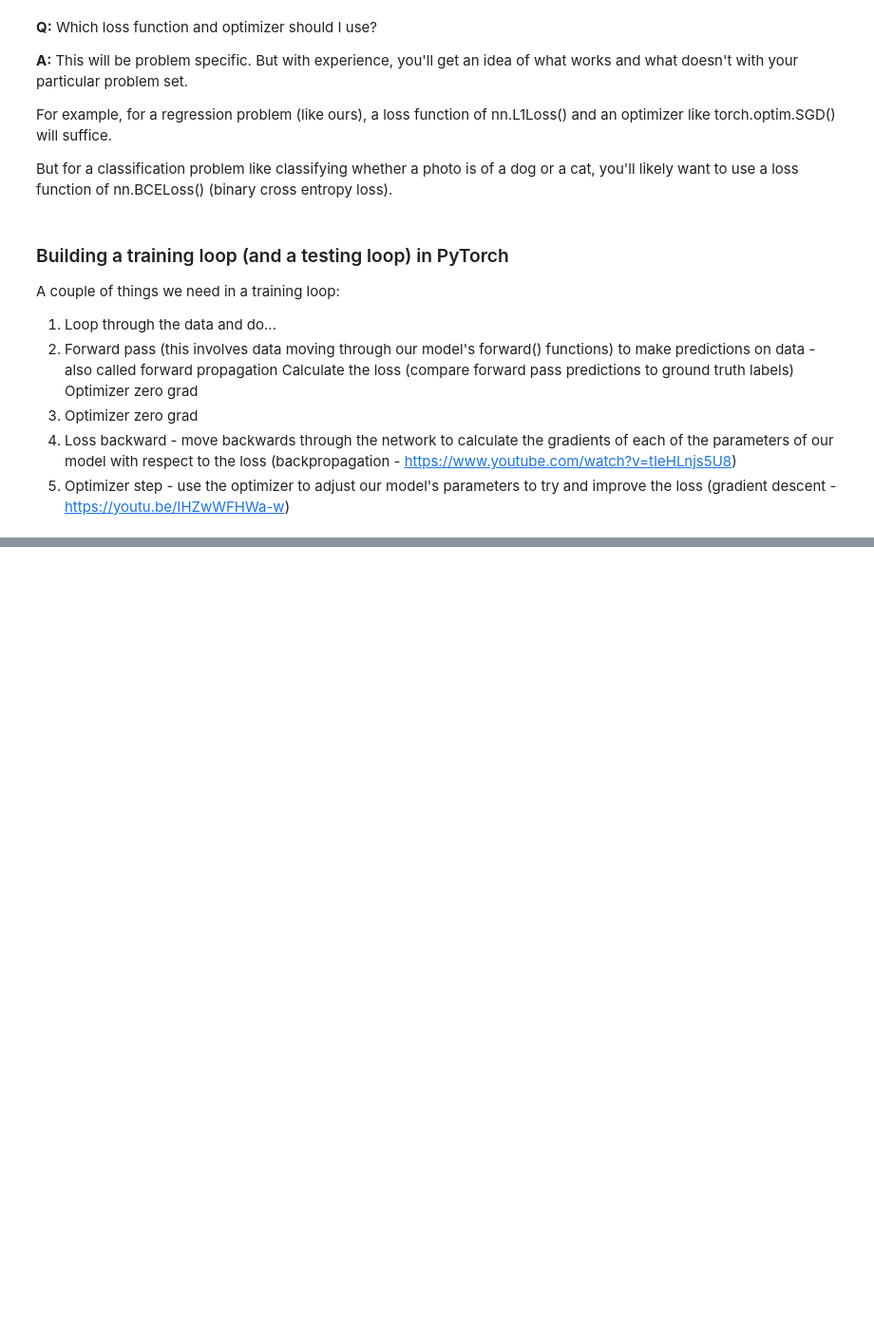
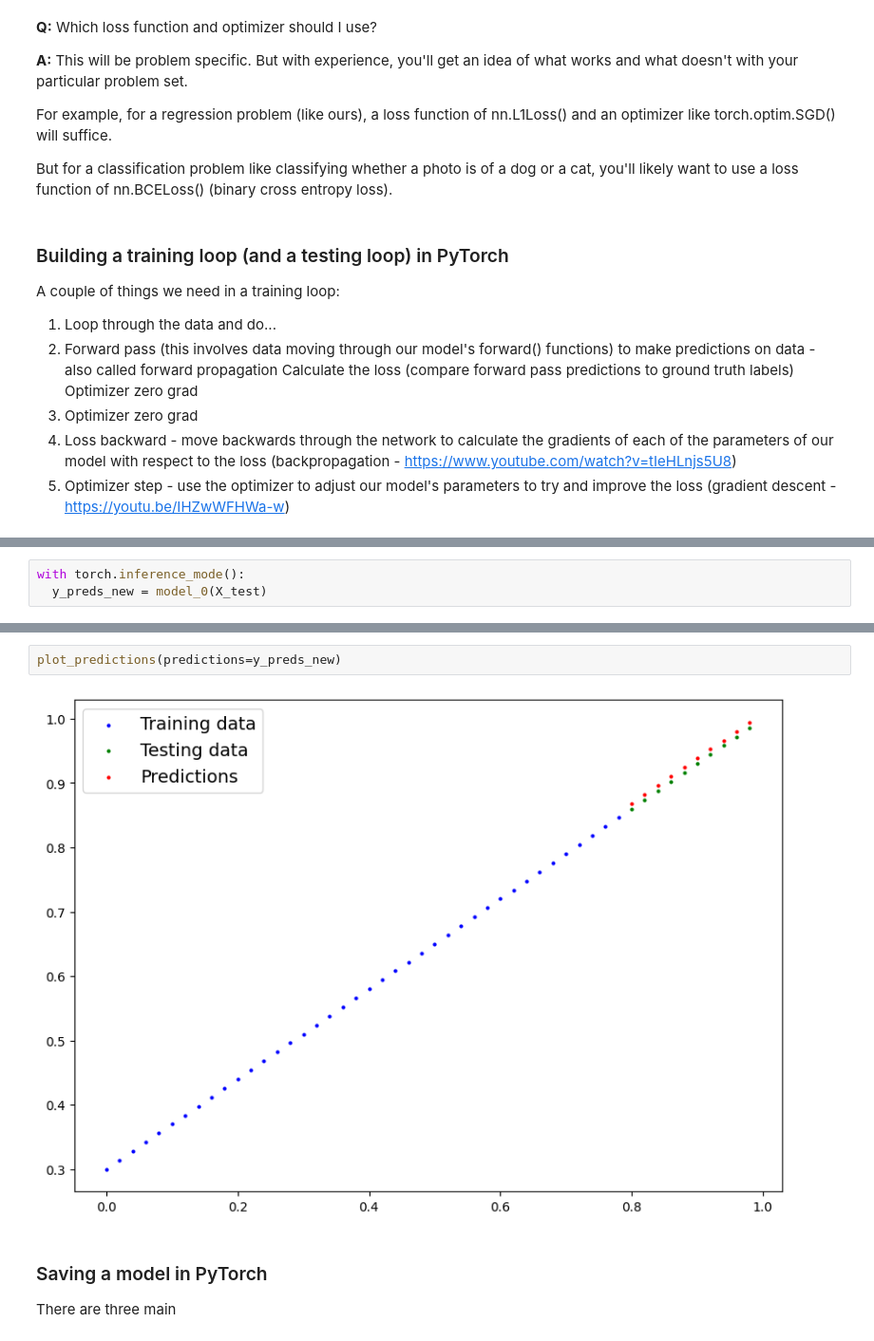
Before and after one commit to naveenprasad07/pytorch, a Jupyter notebook: 01_pytorch_workflow.ipynb, the cells around one changed output, grey strips where cells are left out. Shown at 95% size. Saved outputs shown, nothing was run; the diff lists cells and outputs as text; blank space fills up the shorter version.

```diff
--- a/01_pytorch_workflow.ipynb
+++ b/01_pytorch_workflow.ipynb
@@ -333,0 +396,3 @@ for epoch in range(epochs):
+# %%
+with torch.inference_mode():
+  y_preds_new = model_0(X_test)
@@ -333,0 +411,8 @@ for epoch in range(epochs):
+# %%
+plot_predictions(predictions=y_preds_new)
+# %% [output]
+[figure, added]
+# %% [markdown]
+### Saving a model in PyTorch
+
+There are three main
```
Also changed, not shown: parts of 6 cells of this notebook.
